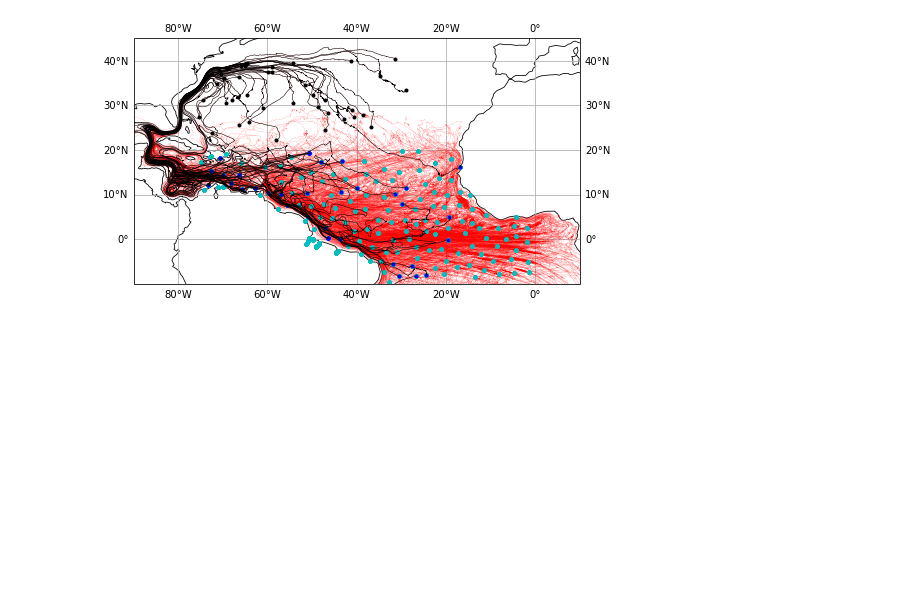
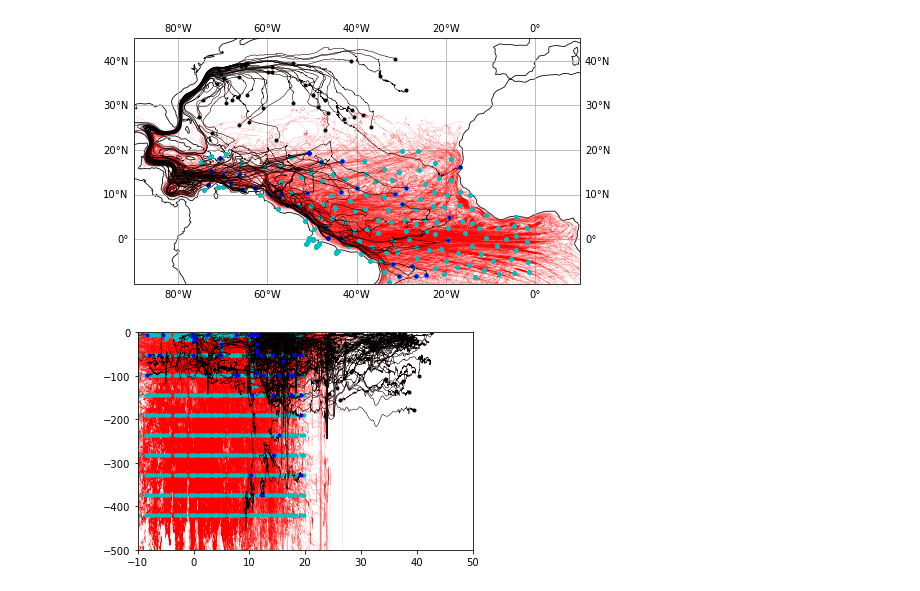
Before and after one commit to takaito1/cori-shared-notebook, a Jupyter notebook: NATL_part_display.ipynb, the cells around one changed output. Saved outputs shown, nothing was run; the diff lists cells and outputs as text; code cells hidden in the pictures; blank space fills up the shorter version.

```diff
--- a/NATL_part_display.ipynb
+++ b/NATL_part_display.ipynb
@@ -251,3 +263,14 @@ ax.gridlines(draw_labels=True)
 # %% [output]
 <cartopy.mpl.gridliner.Gridliner at 0x...>
 [figure]
+# %%
+plt.plot(y,z,'-',color='r',linewidth=.1)
+plt.plot(y[0,:],z[0,:],'c.')
+plt.plot(y[-1,ind],z[-1,ind],'k.')
+plt.plot(y[:,ind],z[:,ind],'k-',linewidth=.5)
+plt.plot(y[0,ind],z[0,ind],'b.')
+plt.xlim(-10,50)
+plt.ylim(-500,0)
+plt.show()
+# %% [output]
+[figure, added]
```
Also changed, not shown: parts of 3 cells of this notebook.
